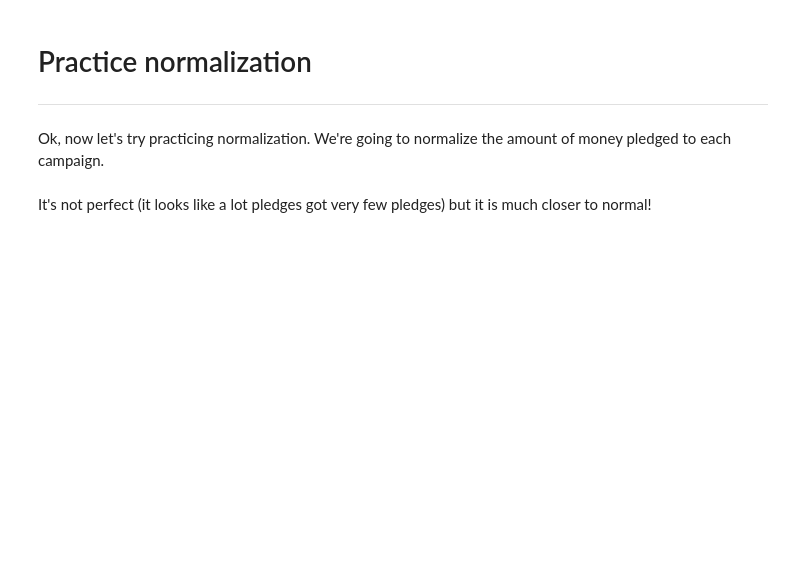
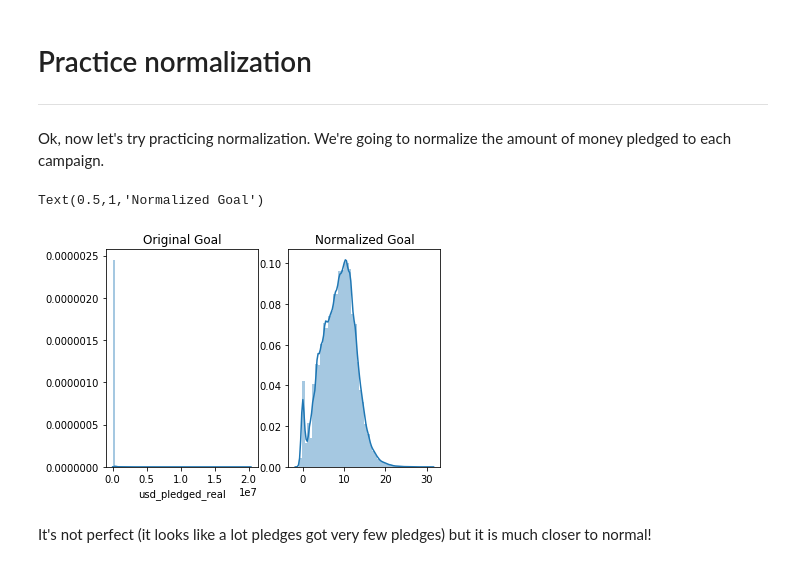
Before and after one commit to BrianLDev/data_cleaning_Kaggle, a Jupyter notebook: Data Cleaning 02-Scale and Normalize Data.ipynb, the cells around one changed output. Saved outputs shown, nothing was run; the diff lists cells and outputs as text; code cells hidden in the pictures; blank space fills up the shorter version.

```diff
--- a/Data Cleaning 02-Scale and Normalize Data.ipynb
+++ b/Data Cleaning 02-Scale and Normalize Data.ipynb
@@ -143,18 +164,21 @@ Ok, now let's try practicing normalization. We're going to normalize the amount
 # %%
 # get the index of all positive pledges (Box-Cox only takes postive values)
 index_of_positive_pledges = kickstarters_2017.usd_pledged_real > 0
 
 # get only positive pledges (using their indexes)
 positive_pledges = kickstarters_2017.usd_pledged_real.loc[index_of_positive_pledges]
 
 # normalize the pledges (w/ Box-Cox)
 normalized_pledges = stats.boxcox(positive_pledges)[0]
 
 # plot both together to compare
 fig, ax=plt.subplots(1,2)
 sns.distplot(positive_pledges, ax=ax[0])
-ax[0].set_title("Original Data")
+ax[0].set_title("Original Goal")
 sns.distplot(normalized_pledges, ax=ax[1])
-ax[1].set_title("Normalized data")
+ax[1].set_title("Normalized Goal")
+# %% [output]
+Text(0.5,1,'Normalized Goal')
+[figure, added]
 # %% [markdown]
 It's not perfect (it looks like a lot pledges got very few pledges) but it is much closer to normal!
```
Also changed, not shown: parts of 7 cells of this notebook.
